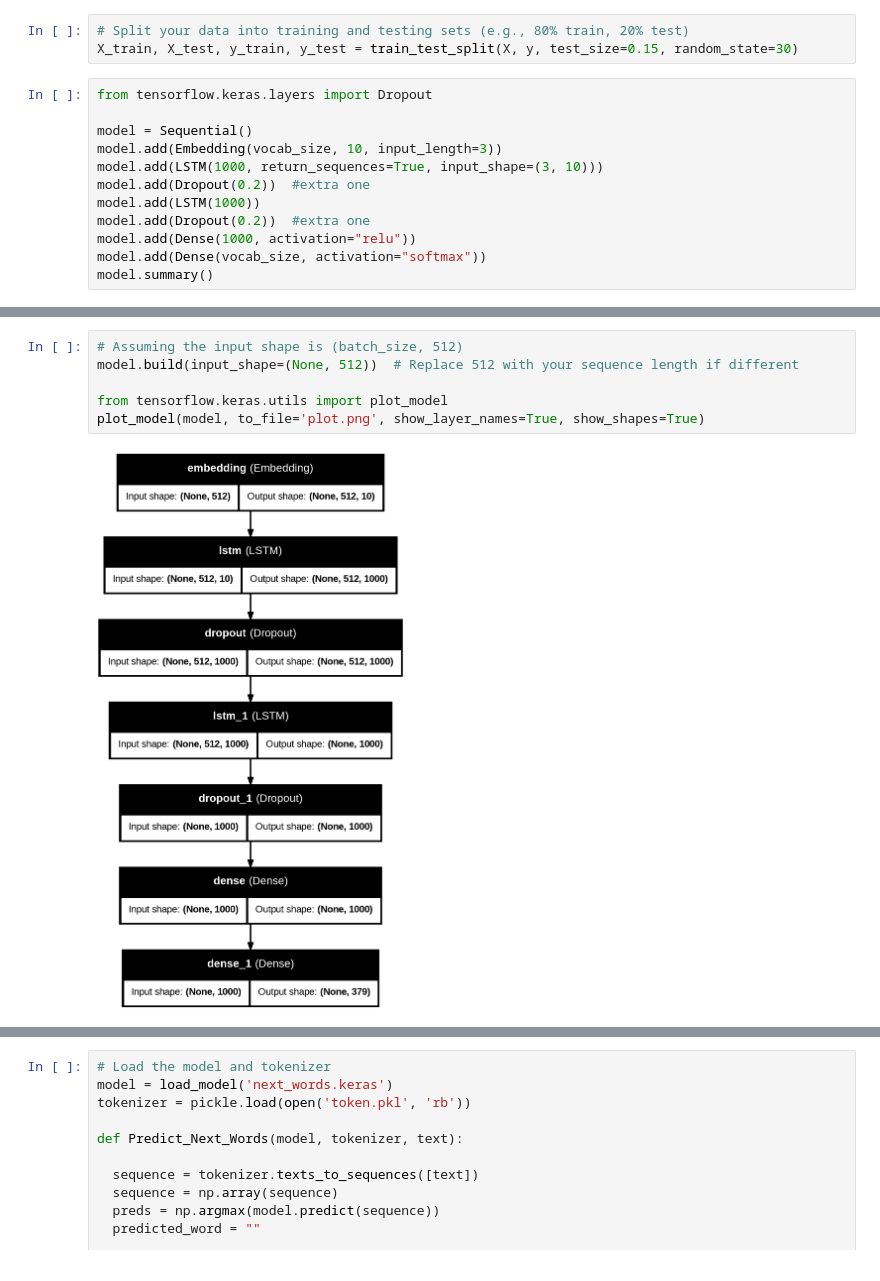
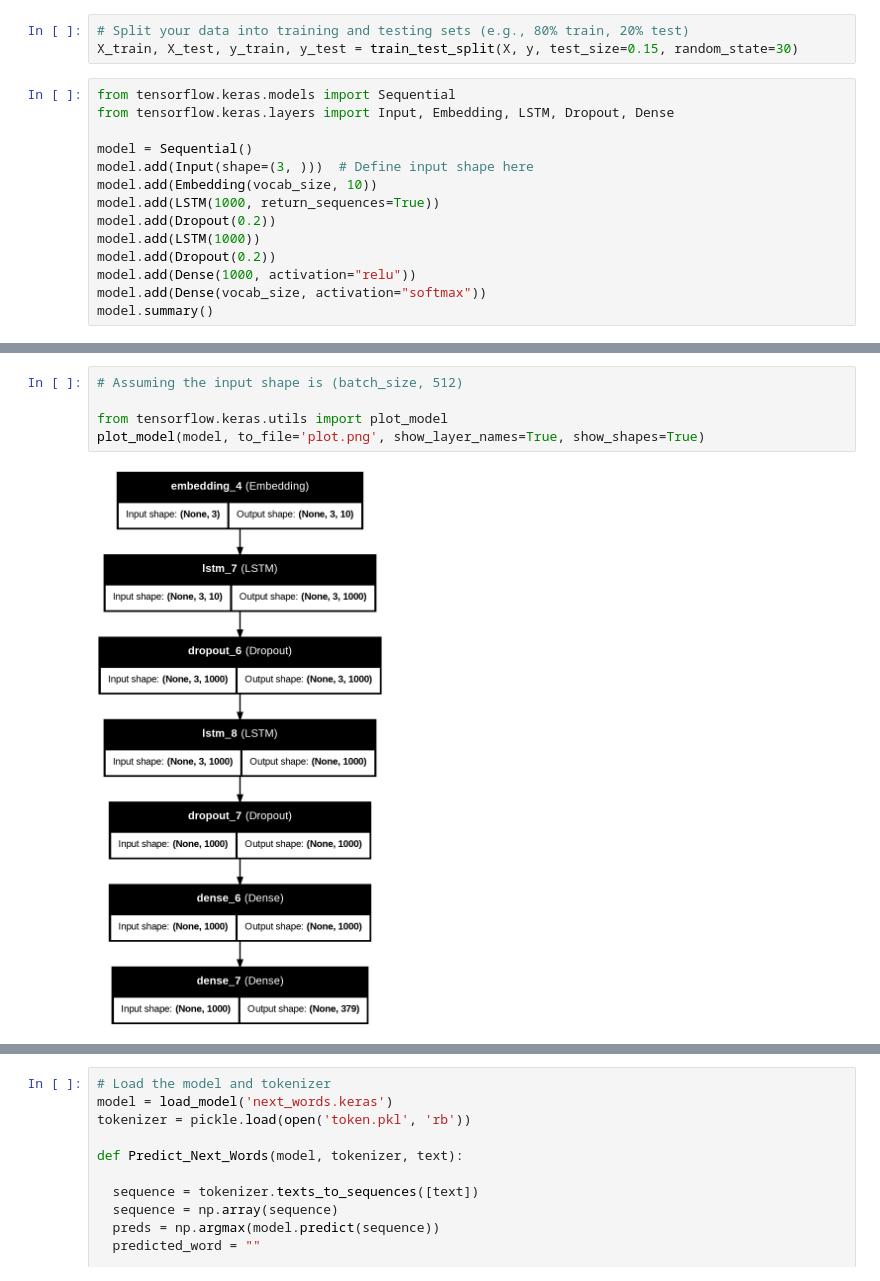
Before and after one commit to sameekshya1999/NextWordPrediction, a Jupyter notebook: lstm_nextword.ipynb, the cells around one changed output, grey strips where cells are left out. Drawn from its saved outputs; the diff is of its cells as text.

```diff
--- a/lstm_nextword.ipynb
+++ b/lstm_nextword.ipynb
@@ -127,14 +127,16 @@ array([[0., 0., 0., ..., 0., 0., 0.],
 # Split your data into training and testing sets (e.g., 80% train, 20% test)
 X_train, X_test, y_train, y_test = train_test_split(X, y, test_size=0.15, random_state=30)
 # %%
-from tensorflow.keras.layers import Dropout
+from tensorflow.keras.models import Sequential
+from tensorflow.keras.layers import Input, Embedding, LSTM, Dropout, Dense
 
 model = Sequential()
-model.add(Embedding(vocab_size, 10, input_length=3))
-model.add(LSTM(1000, return_sequences=True, input_shape=(3, 10)))
-model.add(Dropout(0.2))  #extra one
+model.add(Input(shape=(3, )))  # Define input shape here
+model.add(Embedding(vocab_size, 10))
+model.add(LSTM(1000, return_sequences=True))
+model.add(Dropout(0.2))
 model.add(LSTM(1000))
-model.add(Dropout(0.2))  #extra one
+model.add(Dropout(0.2))
 model.add(Dense(1000, activation="relu"))
 model.add(Dense(vocab_size, activation="softmax"))
 model.summary()
@@ -141,11 +165,10 @@ model.summary()
 # %%
 # Assuming the input shape is (batch_size, 512)
-model.build(input_shape=(None, 512))  # Replace 512 with your sequence length if different
 
 from tensorflow.keras.utils import plot_model
 plot_model(model, to_file='plot.png', show_layer_names=True, show_shapes=True)
 # %% [output]
-[figure, old version]
+[figure, new version]
 # %%
 from tensorflow.keras.callbacks import ModelCheckpoint
 from tensorflow.keras.optimizers import Adam
```
Also changed, not shown: parts of 4 cells of this notebook.
